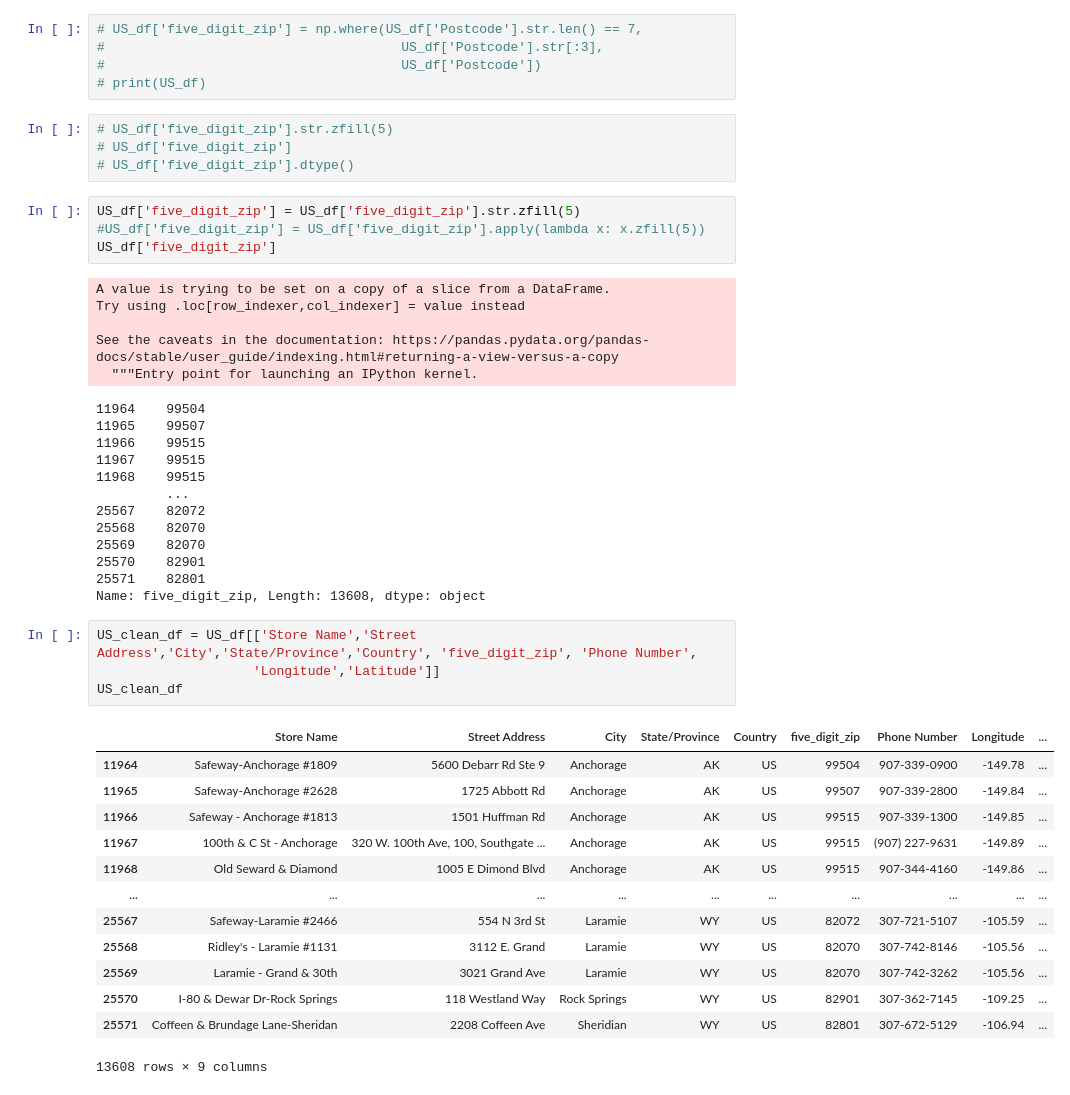
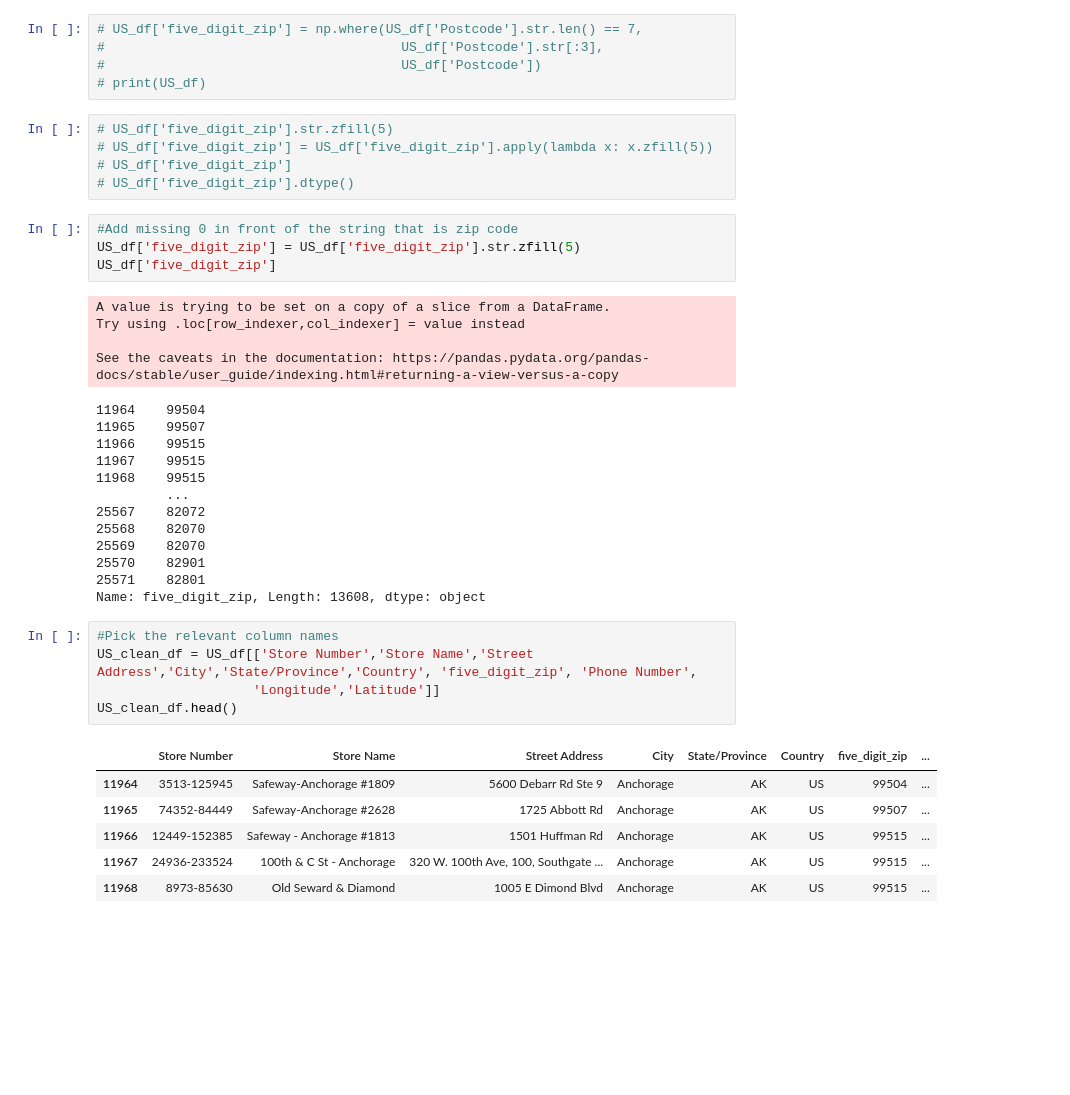
Before and after one commit to mizgutdina/ETL-project, a Jupyter notebook: 01_ETL_Starbucks_data.ipynb, the cells around one changed output. Drawn from its saved outputs; the diff is of its cells as text; blank space fills up the shorter version.

Commit message:
Adds therest of Starbucks data ETL

```diff
--- a/01_ETL_Starbucks_data.ipynb
+++ b/01_ETL_Starbucks_data.ipynb
@@ -136,46 +134,40 @@ See the caveats in the documentation: https://pandas.pydata.org/pandas-docs/stab
 # print(US_df)
 # %%
 # US_df['five_digit_zip'].str.zfill(5)
+# US_df['five_digit_zip'] = US_df['five_digit_zip'].apply(lambda x: x.zfill(5))
 # US_df['five_digit_zip']
 # US_df['five_digit_zip'].dtype()
-# %%
-US_df['five_digit_zip'] = US_df['five_digit_zip'].str.zfill(5)
-#US_df['five_digit_zip'] = US_df['five_digit_zip'].apply(lambda x: x.zfill(5))
-US_df['five_digit_zip']
-# %% [output]
-A value is trying to be set on a copy of a slice from a DataFrame.
-Try using .loc[row_indexer,col_indexer] = value instead
-
-See the caveats in the documentation: https://pandas.pydata.org/pandas-docs/stable/user_guide/indexing.html#returning-a-view-versus-a-copy
-  """Entry point for launching an IPython kernel.
-11964    99504
-11965    99507
-11966    99515
-11967    99515
-11968    99515
-         ...
-25567    82072
-25568    82070
-25569    82070
-25570    82901
-25571    82801
-Name: five_digit_zip, Length: 13608, dtype: object
+# %%
+#Add missing 0 in front of the string that is zip code
+US_df['five_digit_zip'] = US_df['five_digit_zip'].str.zfill(5)
+US_df['five_digit_zip']
+# %% [output]
+A value is trying to be set on a copy of a slice from a DataFrame.
+Try using .loc[row_indexer,col_indexer] = value instead
+
+See the caveats in the documentation: https://pandas.pydata.org/pandas-docs/stable/user_guide/indexing.html#returning-a-view-versus-a-copy
+11964    99504
+11965    99507
+11966    99515
+11967    99515
+11968    99515
+         ...
+25567    82072
+25568    82070
+25569    82070
+25570    82901
+25571    82801
+Name: five_digit_zip, Length: 13608, dtype: object
 # %%
-US_clean_df = US_df[['Store Name','Street Address','City','State/Province','Country', 'five_digit_zip', 'Phone Number',
+#Pick the relevant column names
+US_clean_df = US_df[['Store Number','Store Name','Street Address','City','State/Province','Country', 'five_digit_zip', 'Phone Number',
                     'Longitude','Latitude']]
-US_clean_df
+US_clean_df.head()
 # %% [output]
-|  | Store Name | Street Address | City | State/Province | Country | five_digit_zip | Phone Number | Longitude | ... |
-| 11964 | Safeway-Anchorage #1809 | 5600 Debarr Rd Ste 9 | Anchorage | AK | US | 99504 | 907-339-0900 | -149.78 | ... |
-| 11965 | Safeway-Anchorage #2628 | 1725 Abbott Rd | Anchorage | AK | US | 99507 | 907-339-2800 | -149.84 | ... |
-| 11966 | Safeway - Anchorage #1813 | 1501 Huffman Rd | Anchorage | AK | US | 99515 | 907-339-1300 | -149.85 | ... |
-| 11967 | 100th & C St - Anchorage | 320 W. 100th Ave, 100, Southgate ... | Anchorage | AK | US | 99515 | (907) 227-9631 | -149.89 | ... |
-| 11968 | Old Seward & Diamond | 1005 E Dimond Blvd | Anchorage | AK | US | 99515 | 907-344-4160 | -149.86 | ... |
-| ... | ... | ... | ... | ... | ... | ... | ... | ... | ... |
-| 25567 | Safeway-Laramie #2466 | 554 N 3rd St | Laramie | WY | US | 82072 | 307-721-5107 | -105.59 | ... |
-| 25568 | Ridley's - Laramie #1131 | 3112 E. Grand | Laramie | WY | US | 82070 | 307-742-8146 | -105.56 | ... |
-| 25569 | Laramie - Grand & 30th | 3021 Grand Ave | Laramie | WY | US | 82070 | 307-742-3262 | -105.56 | ... |
-| 25570 | I-80 & Dewar Dr-Rock Springs | 118 Westland Way | Rock Springs | WY | US | 82901 | 307-362-7145 | -109.25 | ... |
-| 25571 | Coffeen & Brundage Lane-Sheridan | 2208 Coffeen Ave | Sheridian | WY | US | 82801 | 307-672-5129 | -106.94 | ... |
+|  | Store Number | Store Name | Street Address | City | State/Province | Country | five_digit_zip | ... |
+| 11964 | 3513-125945 | Safeway-Anchorage #1809 | 5600 Debarr Rd Ste 9 | Anchorage | AK | US | 99504 | ... |
+| 11965 | 74352-84449 | Safeway-Anchorage #2628 | 1725 Abbott Rd | Anchorage | AK | US | 99507 | ... |
+| 11966 | 12449-152385 | Safeway - Anchorage #1813 | 1501 Huffman Rd | Anchorage | AK | US | 99515 | ... |
+| 11967 | 24936-233524 | 100th & C St - Anchorage | 320 W. 100th Ave, 100, Southgate ... | Anchorage | AK | US | 99515 | ... |
+| 11968 | 8973-85630 | Old Seward & Diamond | 1005 E Dimond Blvd | Anchorage | AK | US | 99515 | ... |
-13608 rows × 9 columns
 # %%
```
Also changed, not shown: parts of 20 cells of this notebook, 2 other files.
